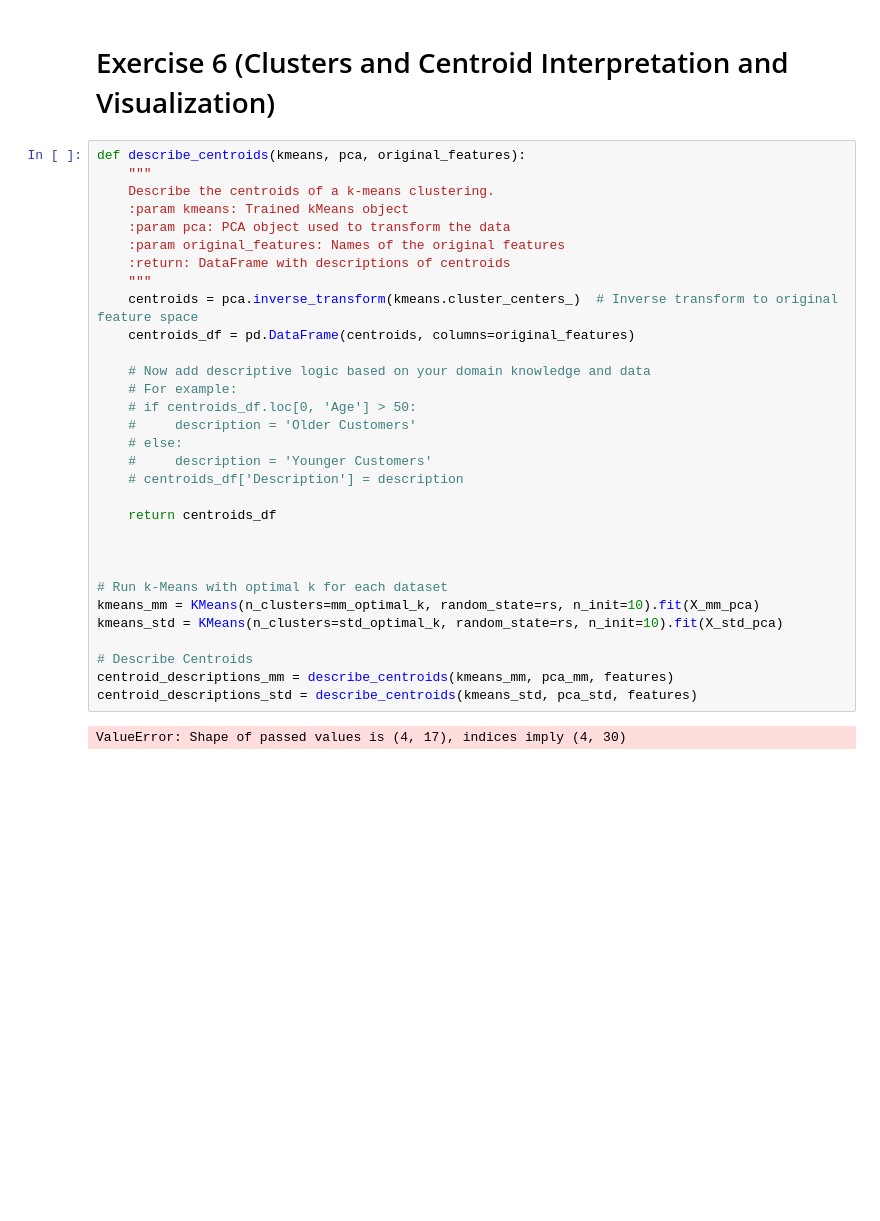
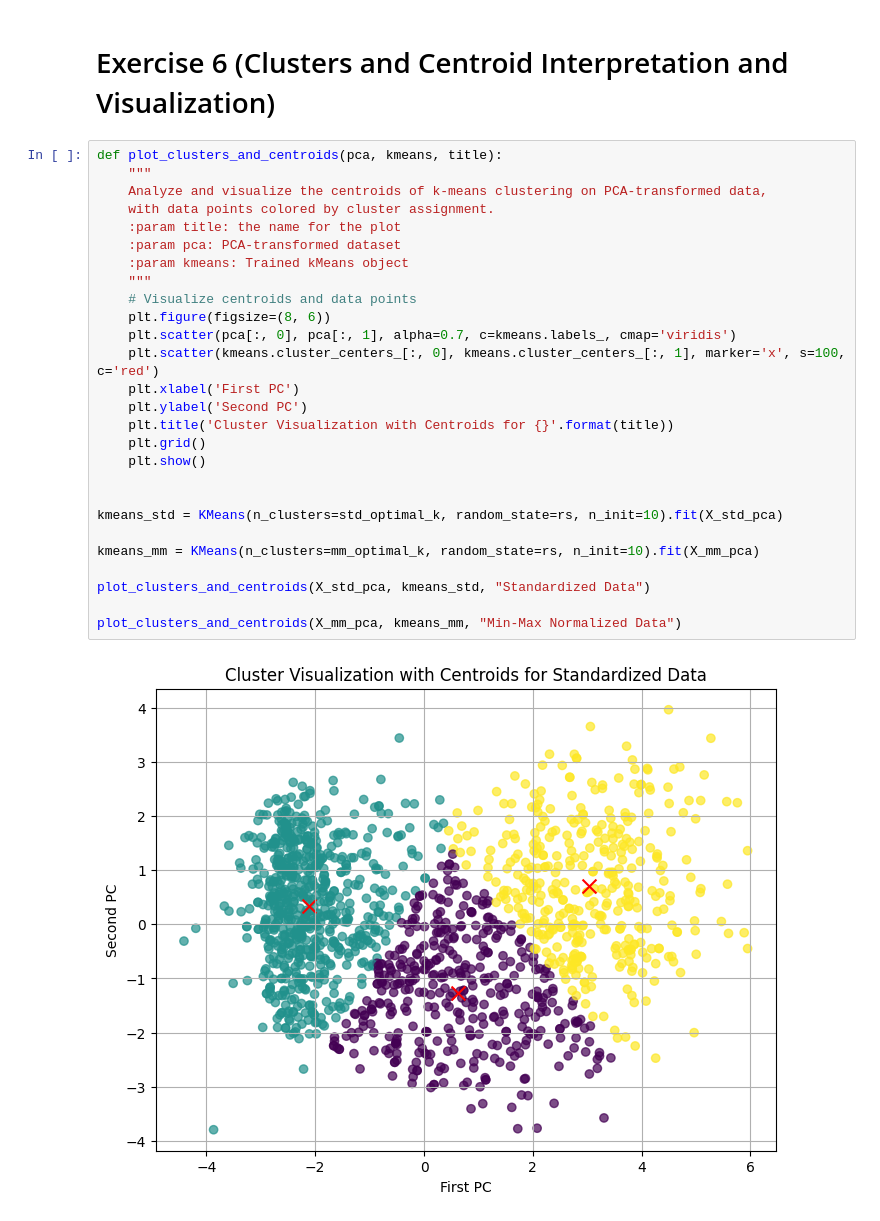
Before and after one commit to Sepehr-A/CLA_Project, a Jupyter notebook: PCA_HW/PCA_HW_NEW.ipynb, the cells around one changed output. Cells and saved outputs as stored; diff of their text form; blank space fills up the shorter version.

```diff
--- a/PCA_HW/PCA_HW_NEW.ipynb
+++ b/PCA_HW/PCA_HW_NEW.ipynb
@@ -580,35 +576,31 @@ For Min-Max Normalized Data optimal k is: 4 with Silhouette Score: 0.4275
 # %% [markdown]
 # Exercise 6 (Clusters and Centroid Interpretation and Visualization)
-# %%
-def describe_centroids(kmeans, pca, original_features):
-    """
-    Describe the centroids of a k-means clustering.
-    :param kmeans: Trained kMeans object
-    :param pca: PCA object used to transform the data
-    :param original_features: Names of the original features
-    :return: DataFrame with descriptions of centroids
-    """
-    centroids = pca.inverse_transform(kmeans.cluster_centers_)  # Inverse transform to original feature space
-    centroids_df = pd.DataFrame(centroids, columns=original_features)
-
-    # Now add descriptive logic based on your domain knowledge and data
-    # For example:
-    # if centroids_df.loc[0, 'Age'] > 50:
-    #     description = 'Older Customers'
-    # else:
-    #     description = 'Younger Customers'
-    # centroids_df['Description'] = description
-
-    return centroids_df
-
-
-
-# Run k-Means with optimal k for each dataset
-kmeans_mm = KMeans(n_clusters=mm_optimal_k, random_state=rs, n_init=10).fit(X_mm_pca)
-kmeans_std = KMeans(n_clusters=std_optimal_k, random_state=rs, n_init=10).fit(X_std_pca)
-
-# Describe Centroids
-centroid_descriptions_mm = describe_centroids(kmeans_mm, pca_mm, features)
-centroid_descriptions_std = describe_centroids(kmeans_std, pca_std, features)
-# %% [output]
-ValueError: Shape of passed values is (4, 17), indices imply (4, 30)
+# %%
+def plot_clusters_and_centroids(pca, kmeans, title):
+    """
+    Analyze and visualize the centroids of k-means clustering on PCA-transformed data,
+    with data points colored by cluster assignment.
+    :param title: the name for the plot
+    :param pca: PCA-transformed dataset
+    :param kmeans: Trained kMeans object
+    """
+    # Visualize centroids and data points
+    plt.figure(figsize=(8, 6))
+    plt.scatter(pca[:, 0], pca[:, 1], alpha=0.7, c=kmeans.labels_, cmap='viridis')
+    plt.scatter(kmeans.cluster_centers_[:, 0], kmeans.cluster_centers_[:, 1], marker='x', s=100, c='red')
+    plt.xlabel('First PC')
+    plt.ylabel('Second PC')
+    plt.title('Cluster Visualization with Centroids for {}'.format(title))
+    plt.grid()
+    plt.show()
+
+
+kmeans_std = KMeans(n_clusters=std_optimal_k, random_state=rs, n_init=10).fit(X_std_pca)
+
+kmeans_mm = KMeans(n_clusters=mm_optimal_k, random_state=rs, n_init=10).fit(X_mm_pca)
+
+plot_clusters_and_centroids(X_std_pca, kmeans_std, "Standardized Data")
+
+plot_clusters_and_centroids(X_mm_pca, kmeans_mm, "Min-Max Normalized Data")
+# %% [output]
+[figure, added]
```
Also changed, not shown: parts of 23 cells of this notebook.
